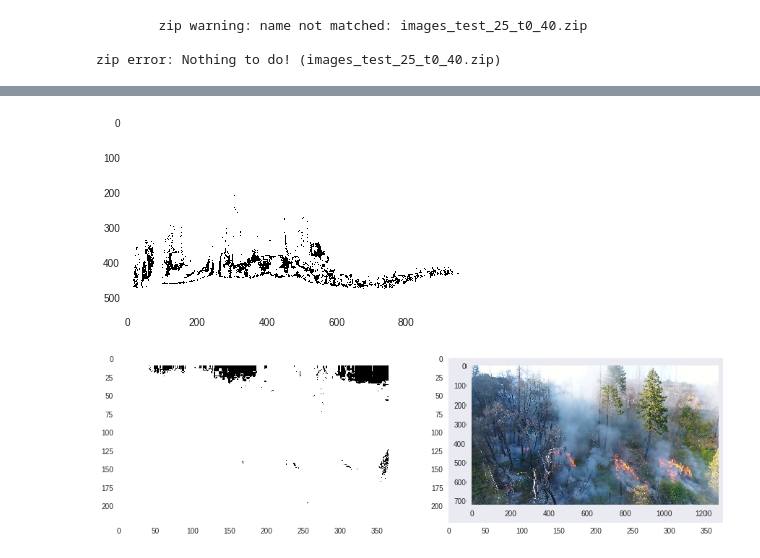
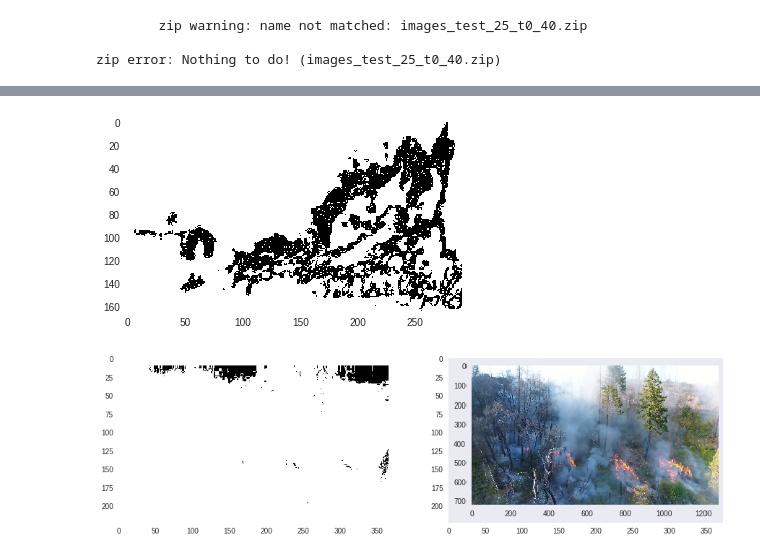
Before and after one commit to NeerajGulia/Simple-eye-detection-tests-ML, a Jupyter notebook: Hello,_Colaboratory.ipynb, the cells around one changed output, grey strips where cells are left out. Cells and saved outputs as stored; diff of their text form; code cells hidden in the pictures.

```diff
--- a/Hello,_Colaboratory.ipynb
+++ b/Hello,_Colaboratory.ipynb
@@ -148,3 +157,16 @@ plt.grid(False)
+# %%
+# !tar -cvf full_fire_images.tar ~/full_fire_images
+# !ls -ltr
+
+# ! git clone https://github.com/UjjwalSaxena/Simple-eye-detection-tests-ML clone_folder1
+# ! unzip clone_folder1/test_fire_images_1.zip
+import glob
+import os
+test_imgs= glob.glob("test_fire_images_1/*")
+index=1
+for name in test_imgs:
+  os.rename(name, "test_fire_images_1/image_"+str(index)+".jpg")
+  index+=1
 # %%
 def upload_files():
   from google.colab import files
@@ -196,7 +206,7 @@ def change_light(image, coeff):
 def gen_variants(image): ##function to brighten the image
 
     variants=[]
-    for b in range(0, 21,18):
+    for b in range(0, 21,9):
       brightness_coeff= b/22
       brightness_coeff_t=1+ brightness_coeff ## coeff between 1.0 and 2.0
       image_RGB= change_light(image,brightness_coeff_t)
@@ -291,36 +318,36 @@ def get_LAB_star_infer(lab):
 
 def pixel_prob(pixel1,pixel2, index):
   global correlation_collection
   corr= correlation_collection[index]
   P= corr[pixel1*10//256, pixel2*10//256]
   return P
 
 def get_Probabilistic_mask(img):
   l,a,b= get_LAB_star_infer(LAB(img))
   h,w= img.shape[0], img.shape[1]
   P= np.zeros((h,w))
   for i in range(h):
     for j in range(w):
       pixel_l, pixel_a, pixel_b= l[i,j], a[i,j], b[i,j]
 
       if(pixel_l*pixel_a*pixel_b!=0):
         P1=pixel_prob(pixel_l, pixel_a, 0)
         P2=pixel_prob(pixel_l, pixel_b, 1)
         P3=pixel_prob(pixel_a, pixel_b, 2)
         P[i,j]= P1*P2*P3
   return P
 
 # print(mask)
-img= plt.imread("test_fire_images/imagesTest5.jpg")
+img= plt.imread("test_fire_images_1/image_7.jpg")
 mask= get_Probabilistic_mask(img)
 mask_cpy= np.copy(mask).astype(int)
-th=0.003
+th=0.00001
 mask_cpy[mask<th]=0
 mask_cpy[mask>=th]=1
 plt.imshow(mask_cpy)
 plt.grid(False)
 # %% [output]
-[figure, old version]
+[figure, new version]
 # %%
 # print(mask_cpy)
 
```
Also changed, not shown: parts of 12 cells of this notebook.
